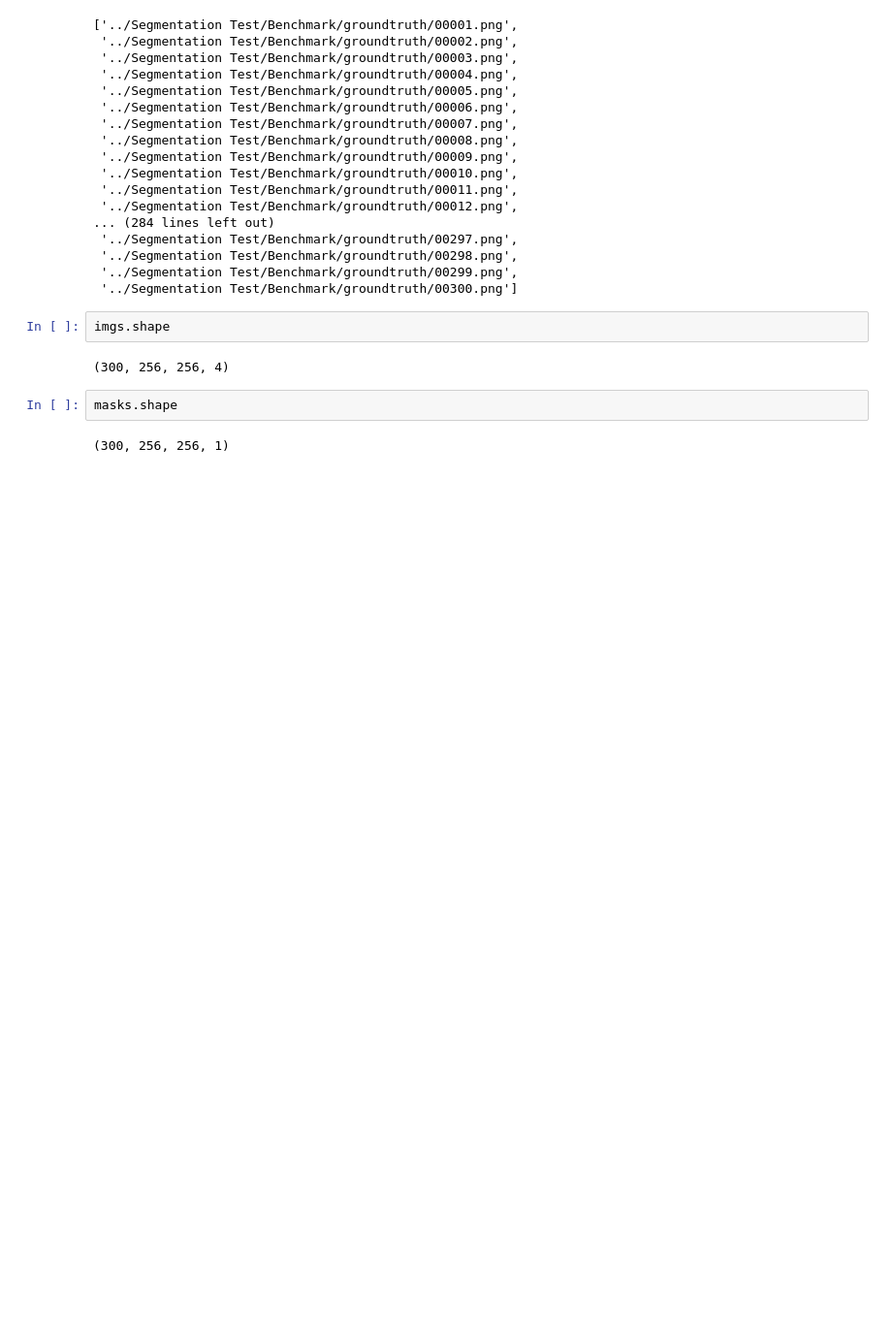
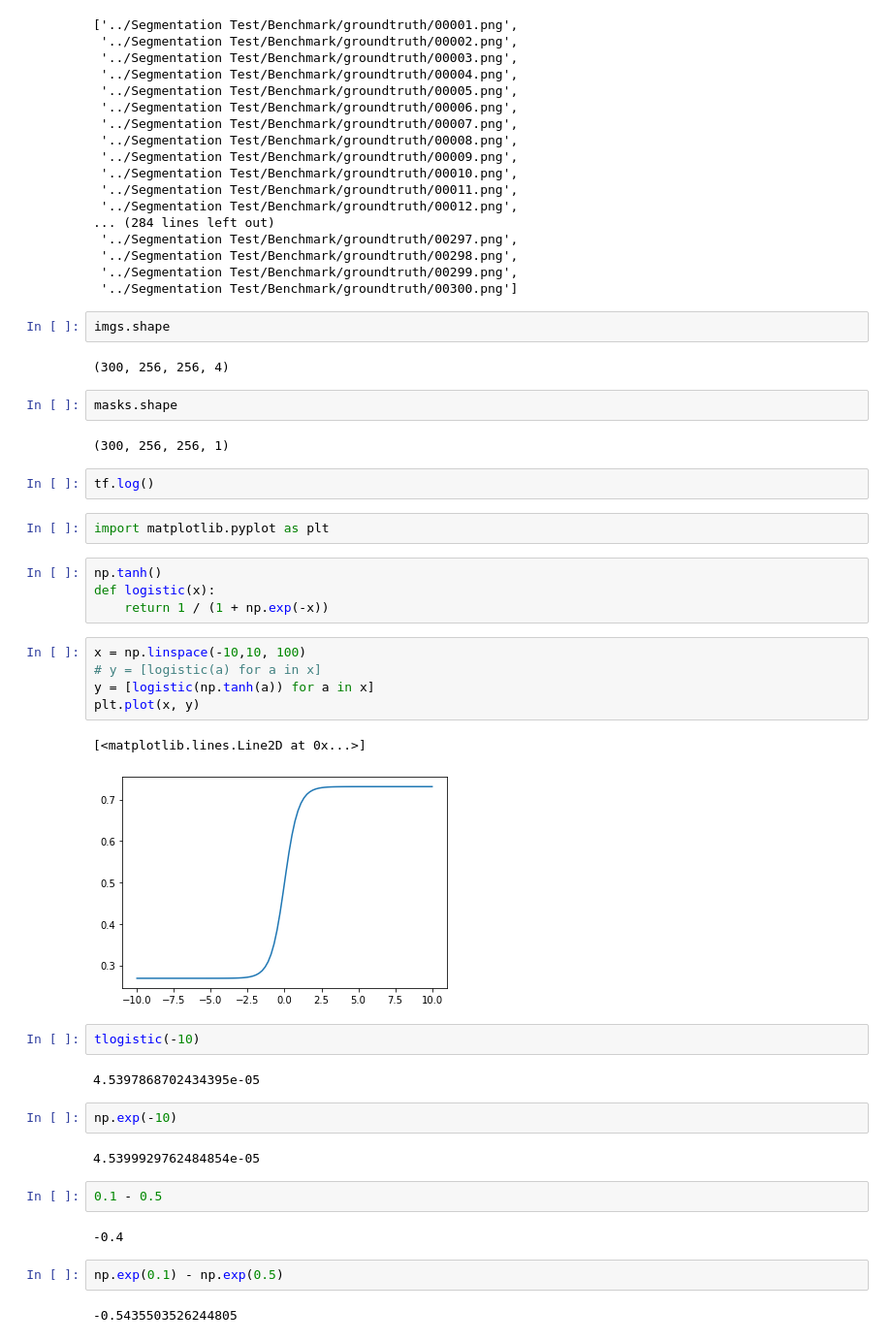
Before and after one commit to minus31/Portrait-segmentation, a Jupyter notebook: Convert_to_tflite.ipynb, the cells around one changed output. Shown at 97% size. Drawn from its saved outputs; the diff is of its cells as text; blank space fills up the shorter version.

```diff
--- a/Convert_to_tflite.ipynb
+++ b/Convert_to_tflite.ipynb
@@ -411,3 +438,35 @@ imgs.shape
 masks.shape
 # %% [output]
 (300, 256, 256, 1)
+# %%
+tf.log()
+# %%
+import matplotlib.pyplot as plt
+# %%
+np.tanh()
+def logistic(x):
+    return 1 / (1 + np.exp(-x))
+# %%
+x = np.linspace(-10,10, 100)
+# y = [logistic(a) for a in x]
+y = [logistic(np.tanh(a)) for a in x]
+plt.plot(x, y)
+# %% [output]
+[<matplotlib.lines.Line2D at 0x...>]
+[figure, added]
+# %%
+tlogistic(-10)
+# %% [output]
+4.5397868702434395e-05
+# %%
+np.exp(-10)
+# %% [output]
+4.5399929762484854e-05
+# %%
+0.1 - 0.5
+# %% [output]
+-0.4
+# %%
+np.exp(0.1) - np.exp(0.5)
+# %% [output]
+-0.5435503526244805
```
Also changed, not shown: parts of 9 cells of this notebook, 7 other files.
